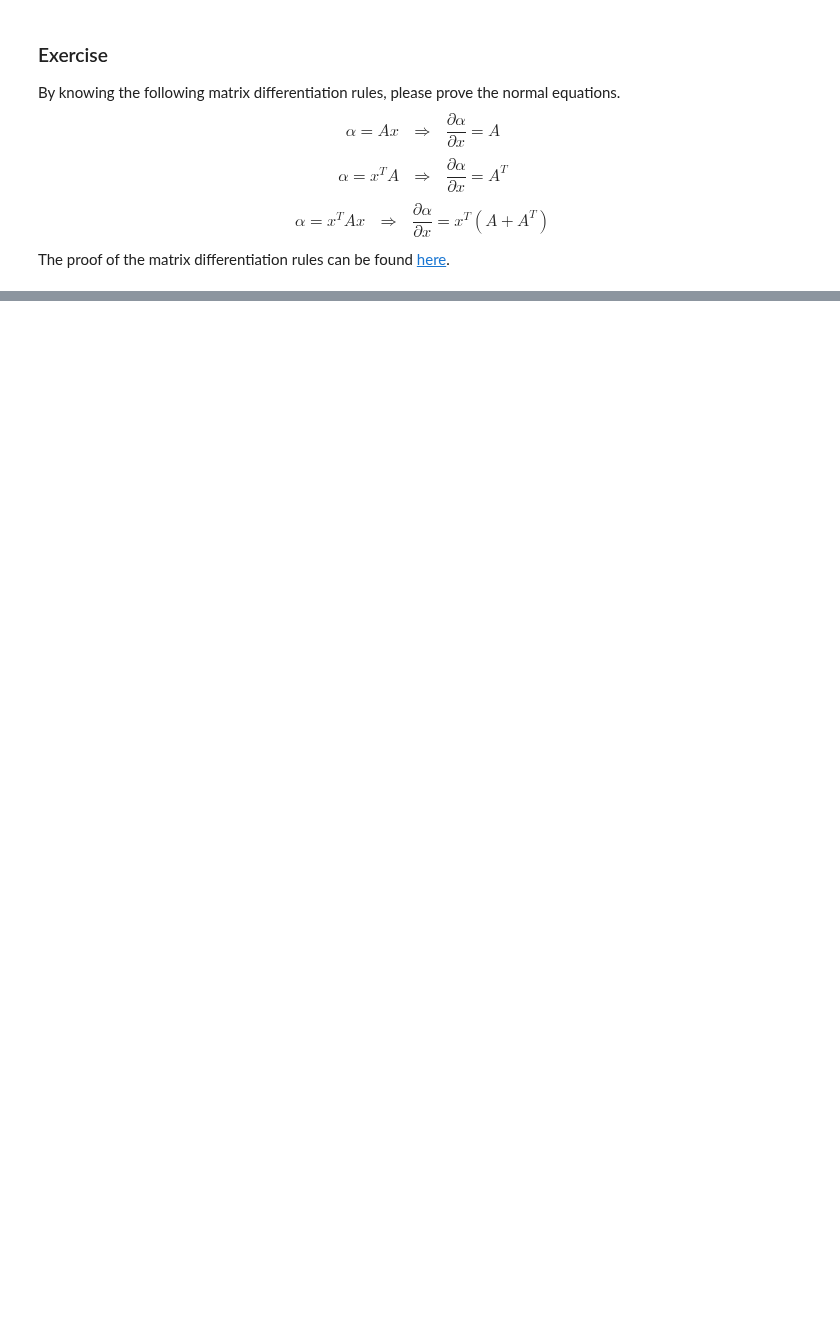
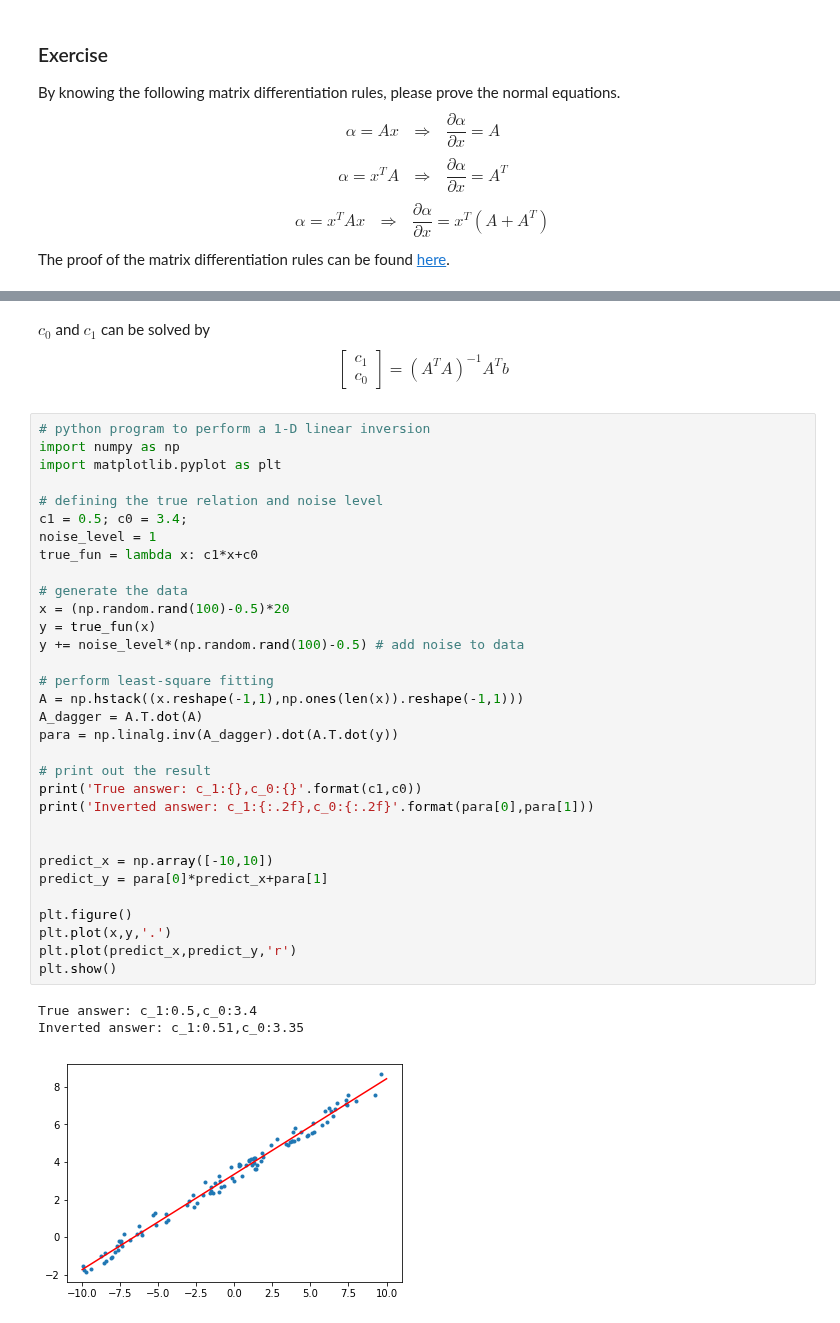
Before and after one commit to jshragge/CSM_GP_GEOPCOMP, a Jupyter notebook: 06_Regression.ipynb, the cells around one changed output, grey strips where cells are left out. Drawn from its saved outputs; the diff is of its cells as text; blank space fills up the shorter version.

```diff
--- a/06_Regression.ipynb
+++ b/06_Regression.ipynb
@@ -47,0 +121,44 @@ The proof of the matrix differentiation rules can be found [here](https://atmos.
+# %% [markdown]
+$c_0$ and $c_1$ can be solved by
+$$
+\left[ \begin{matrix}
+c_1 \\ c_0
+\end{matrix} \right]
+= \left(A^TA\right)^{-1}A^T b
+$$
+# %%
+# python program to perform a 1-D linear inversion
+import numpy as np
+import matplotlib.pyplot as plt
+
+# defining the true relation and noise level
+c1 = 0.5; c0 = 3.4;
+noise_level = 1
+true_fun = lambda x: c1*x+c0
+
+# generate the data
+x = (np.random.rand(100)-0.5)*20
+y = true_fun(x)
+y += noise_level*(np.random.rand(100)-0.5) # add noise to data
+
+# perform least-square fitting
+A = np.hstack((x.reshape(-1,1),np.ones(len(x)).reshape(-1,1)))
+A_dagger = A.T.dot(A)
+para = np.linalg.inv(A_dagger).dot(A.T.dot(y))
+
+# print out the result
+print('True answer: c_1:{},c_0:{}'.format(c1,c0))
+print('Inverted answer: c_1:{:.2f},c_0:{:.2f}'.format(para[0],para[1]))
+
+
+predict_x = np.array([-10,10])
+predict_y = para[0]*predict_x+para[1]
+
+plt.figure()
+plt.plot(x,y,'.')
+plt.plot(predict_x,predict_y,'r')
+plt.show()
+# %% [output]
+True answer: c_1:0.5,c_0:3.4
+Inverted answer: c_1:0.51,c_0:3.35
+[figure, added]
```
Also changed, not shown: parts of 5 cells of this notebook.
